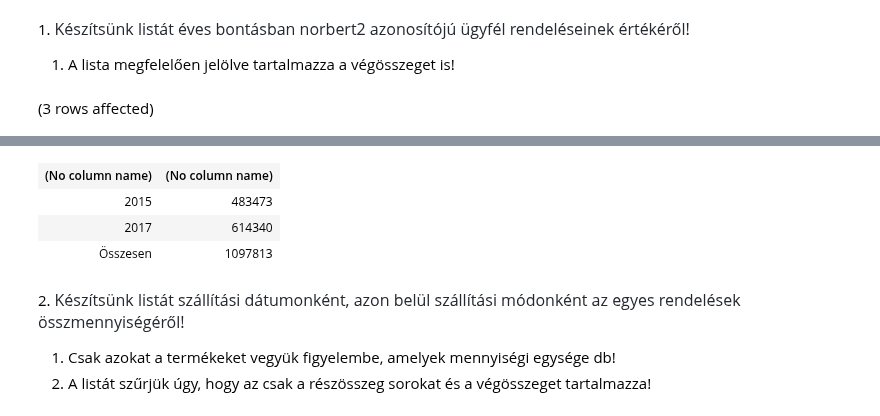
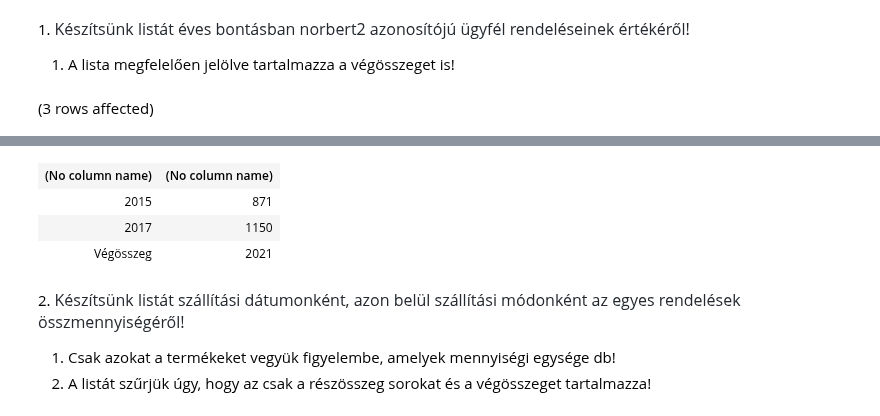
Before and after one commit to MedSzabolcs/SQL_G02, a Jupyter notebook: gyakorlat05_feladatok.ipynb, the cells around one changed output, grey strips where cells are left out. Saved outputs shown, nothing was run; the diff lists cells and outputs as text; code cells hidden in the pictures.

```diff
--- a/gyakorlat05_feladatok.ipynb
+++ b/gyakorlat05_feladatok.ipynb
@@ -3,10 +3,10 @@
 
 1. A lista megfelelően jelölve tartalmazza a végösszeget is!
 # %%
-SELECT IIF(YEAR(R.REND_DATUM) IS NULL, 'Összesen', CAST(YEAR(R.REND_DATUM) AS nvarchar(4))),
-       SUM(Rt.EGYSEGAR * rt.MENNYISEG)
-FROM Rendeles R JOIN Rendeles_tetel Rt ON R.SORSZAM = Rt.SORSZAM
-WHERE R.[LOGIN] = 'norbert2 '
-GROUP BY ROLLUP (YEAR(R.REND_DATUM))
+SELECT IIF(GROUPING_ID(YEAR(R.SZALL_DATUM)) = 1,'Végösszeg',CAST(YEAR(R.SZALL_DATUM) as nvarchar(4))),
+       SUM(MENNYISEG)
+FROM Rendeles R JOIN Rendeles_tetel RT ON R.SORSZAM = RT.SORSZAM
+WHERE [LOGIN] = 'norbert2'
+GROUP BY ROLLUP (YEAR(R.SZALL_DATUM))
 # %% [output]
 (3 rows affected)
@@ -14,7 +14,7 @@ Total execution time: 00:00:00.023
 | (No column name) | (No column name) |
-| 2015 | 483473 |
-| 2017 | 614340 |
-| Összesen | 1097813 |
+| 2015 | 871 |
+| 2017 | 1150 |
+| Végösszeg | 2021 |
 # %% [markdown]
 2. <span style="color: rgb(36, 41, 47); font-family: -apple-system, BlinkMacSystemFont, &quot;Segoe UI&quot;, Helvetica, Arial, sans-serif, &quot;Apple Color Emoji&quot;, &quot;Segoe UI Emoji&quot;; font-size: 16px;">Készítsünk listát szállítási dátumonként, azon belül szállítási módonként az egyes rendelések összmennyiségéről!</span>
 
```
Also changed, not shown: parts of 4 cells of this notebook.
